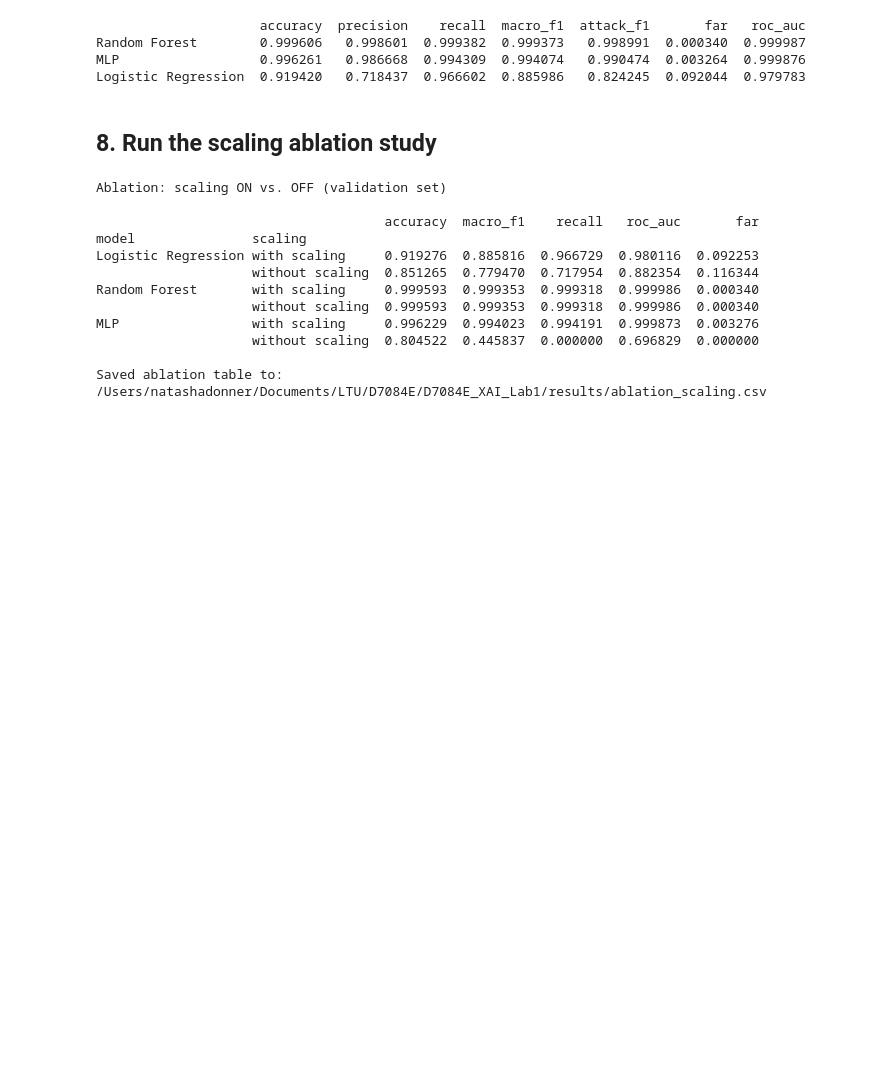
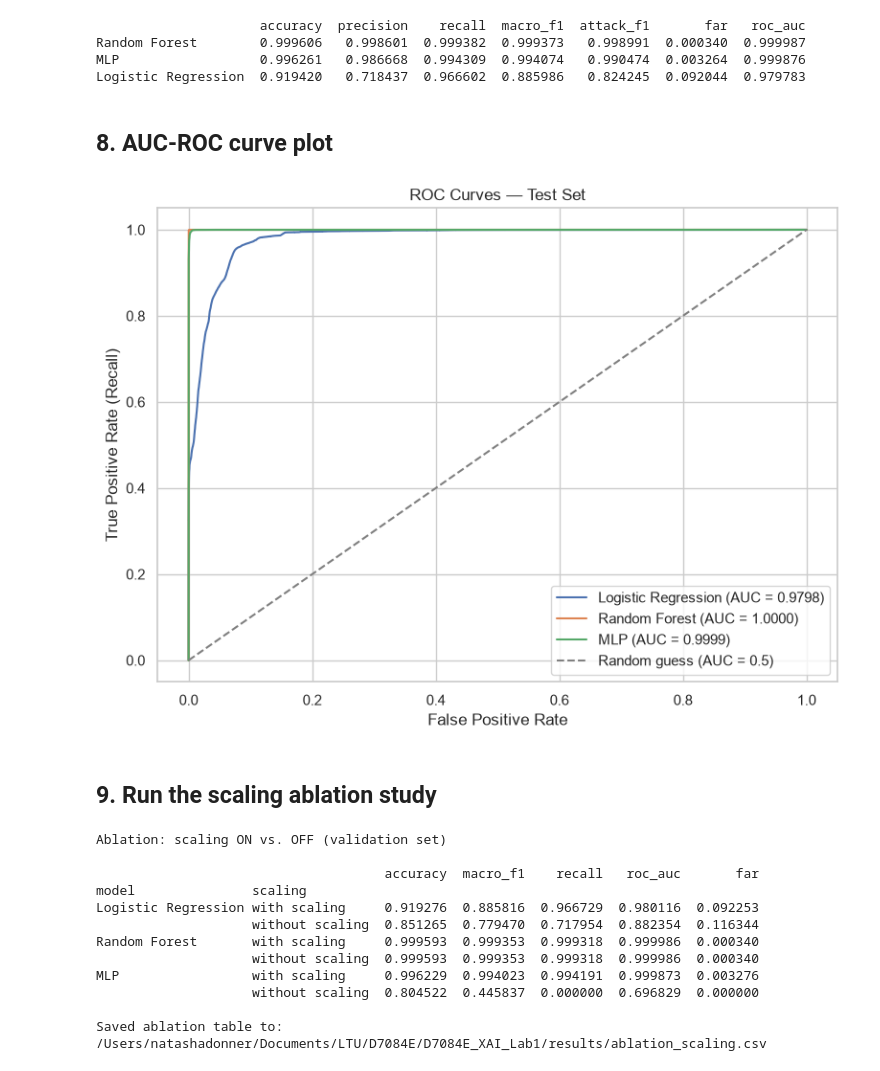
Before and after one commit to Nishant-Gandhi09/D7084E_XAI_Lab1, a Jupyter notebook: intrusion_detector.ipynb, the cells around one changed output. Drawn from its saved outputs; the diff is of its cells as text; code cells hidden in the pictures; blank space fills up the shorter version.

Commit message:
wip: add plots for auc-roc

```diff
--- a/intrusion_detector.ipynb
+++ b/intrusion_detector.ipynb
@@ -234,8 +224,36 @@ print(summary)
 Random Forest        0.999606   0.998601  0.999382  0.999373   0.998991  0.000340  0.999987
 MLP                  0.996261   0.986668  0.994309  0.994074   0.990474  0.003264  0.999876
 Logistic Regression  0.919420   0.718437  0.966602  0.885986   0.824245  0.092044  0.979783
+# %% [markdown]
+## 8. AUC-ROC curve plot
+# %%
+from sklearn.metrics import roc_curve
+
+plt.figure(figsize=(8, 6))
+
+for name, model in models.items():
+    y_proba = model.predict_proba(X_test)[:, 1]
+    fpr, tpr, thresholds = roc_curve(y_test, y_proba)
+    auc_score = test_results[name]["roc_auc"]
+    plt.plot(fpr, tpr, label=f"{name} (AUC = {auc_score:.4f})")
+
+# Diagonal reference line = random guessing (AUC = 0.5)
+plt.plot([0, 1], [0, 1], linestyle="--", color="gray", label="Random guess (AUC = 0.5)")
+
+plt.xlabel("False Positive Rate")
+plt.ylabel("True Positive Rate (Recall)")
+plt.title("ROC Curves — Test Set")
+plt.legend(loc="lower right")
+plt.tight_layout()
+
+fig_dir = project_dir / "figures"
+fig_dir.mkdir(exist_ok=True)
+plt.savefig(fig_dir / "roc_curves.png", dpi=150)
+plt.show()
+# %% [output]
+[figure, added]
 # %% [markdown]
-## 8. Run the scaling ablation study
+## 9. Run the scaling ablation study
 # %%
 # ============================================================
 # Ablation study: feature scaling ON vs. OFF, across all three models
```
Also changed, not shown: parts of 2 cells of this notebook.
